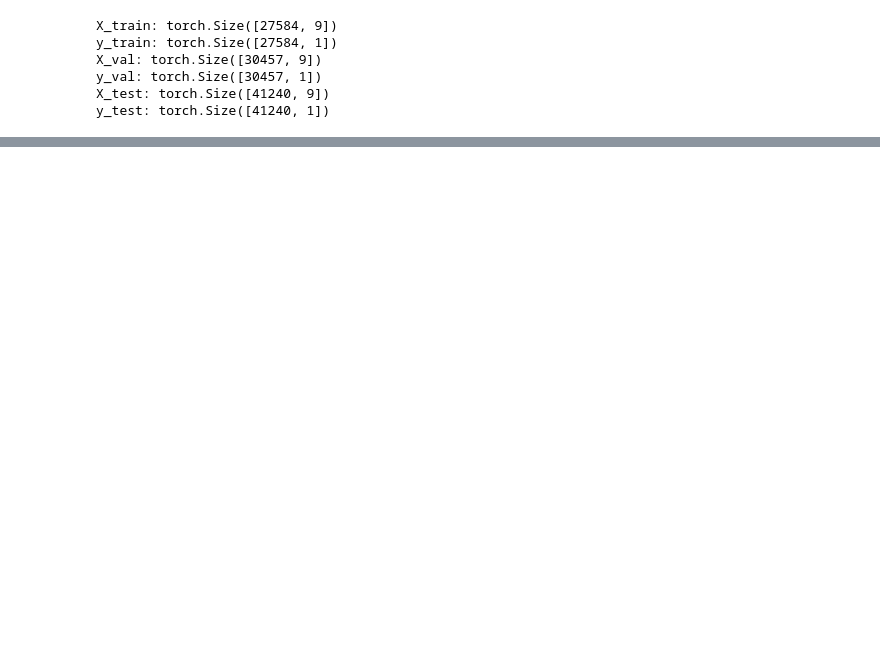
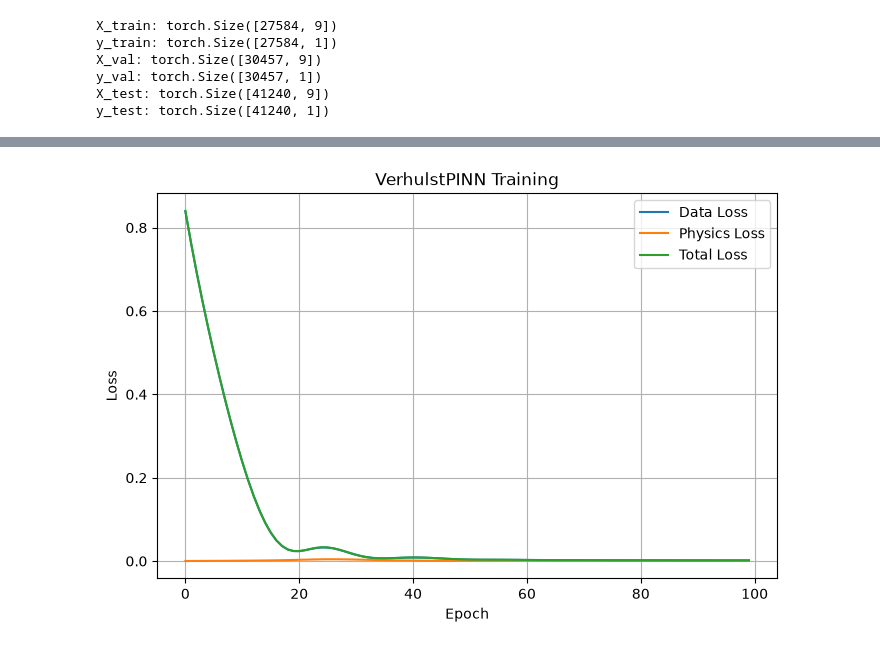
Before and after one commit to runningpoem30/pinn-lithium-ion, a Jupyter notebook: baseline.ipynb, the cells around one changed output, grey strips where cells are left out. Saved outputs shown, nothing was run; the diff lists cells and outputs as text; code cells hidden in the pictures; blank space fills up the shorter version.

```diff
--- a/baseline.ipynb
+++ b/baseline.ipynb
@@ -457,0 +757,27 @@ plt.show()
+# %%
+plt.figure(figsize=(8, 5))
+
+plt.plot(
+    pinn_data_losses,
+    label="Data Loss"
+)
+
+plt.plot(
+    pinn_physics_losses,
+    label="Physics Loss"
+)
+
+plt.plot(
+    pinn_train_losses,
+    label="Total Loss"
+)
+
+plt.xlabel("Epoch")
+plt.ylabel("Loss")
+plt.title("VerhulstPINN Training")
+plt.legend()
+plt.grid(True)
+
+plt.show()
+# %% [output]
+[figure, added]
```
Also changed, not shown: parts of 15 cells of this notebook, 3 other files.
